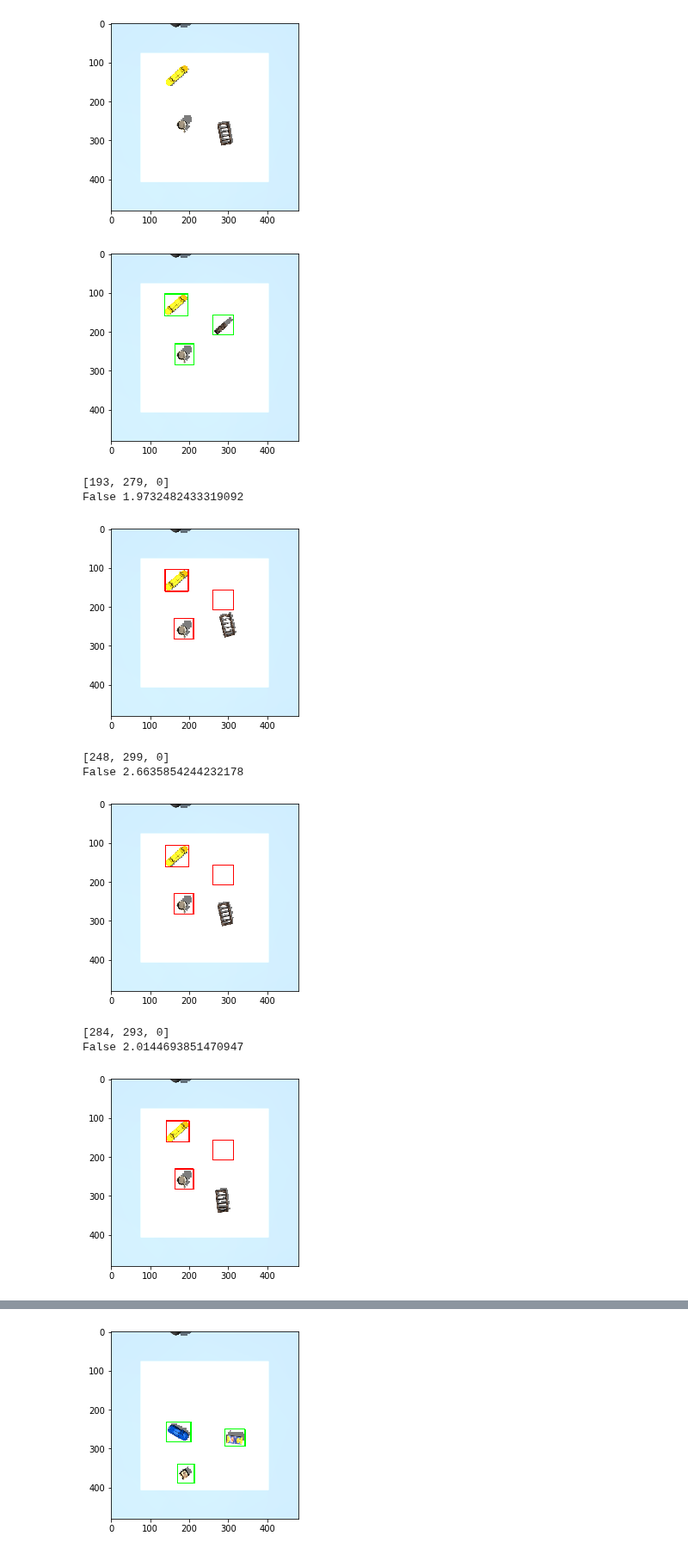
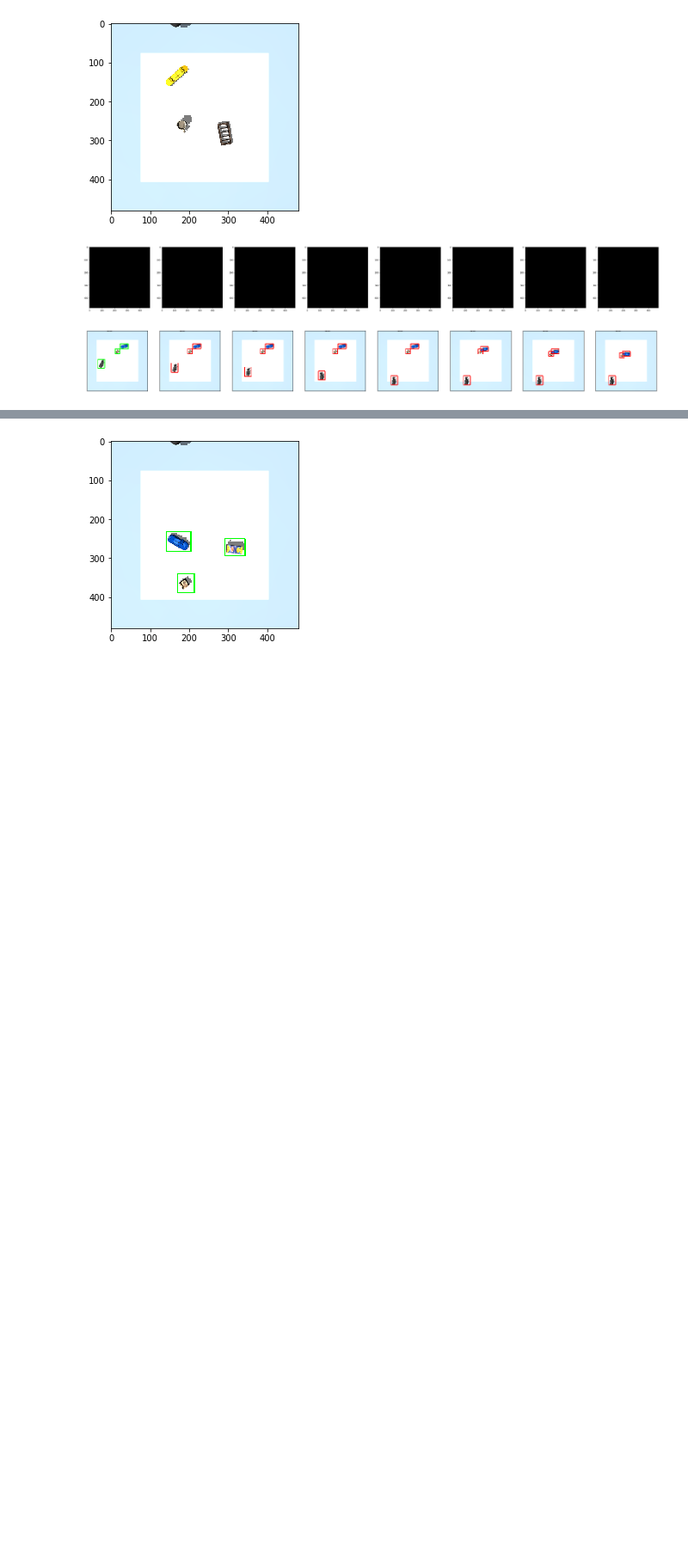
Before and after one commit to hogunkee/ur5_manipulation, a Jupyter notebook: object_wise/dqn/debugging.ipynb, the cells around one changed output, grey strips where cells are left out. Shown at 86% size. Drawn from its saved outputs; the diff is of its cells as text; code cells hidden in the pictures; blank space fills up the shorter version.

```diff
--- a/object_wise/dqn/debugging.ipynb
+++ b/object_wise/dqn/debugging.ipynb
@@ -45,2 +45,2 @@ plt.imshow(state_img[0])
 # %%
-masks, feature = sdf.get_masks(state_img[0], None, 'HWC')
+masks, feature = sdf.get_ucn_masks(state_img[0], None, 'HWC')
@@ -47,3 +52,3 @@ masks, feature = sdf.get_masks(state_img[0], None, 'HWC')
 # %%
 sdf.init_tracker(state_img[0], masks)
-m = sdf.get_sdf_with_tracker(state_img[0], state_img[1], 3, 'HWC')
+m, success = sdf.get_tracker_masks(state_img[0], state_img[1], 3, 'HWC')
@@ -56,6 +60,3 @@ plt.imshow(m[2] * (state_img[1]<0.9702))
-# %%
-rgb = (state_img[0] * 255).astype(np.uint8)
-s, b = sdf.trackers.update(rgb)
 # %%
 frame = state_img[0]
 trackers = cv2.MultiTracker_create()
@@ -105,6 +108,16 @@ for i in range(2):
+# %%
+f, ax = plt.subplots(1, 8, figsize=(25, 5))
+# f.set_figheight = 8
+# f.set_figwidth = 40
+for i in range(len(ax)):
+    ax[i].imshow(np.zeros([480, 480, 3]))
+f.savefig('test.png')
+plt.show()
+# %% [output]
+[figure, added]
 # %%
 random.seed(0)
-np.random.seed(11)
+np.random.seed(13)
 
 key = 'medianflow'
 tracker_types = {
@@ -119,9 +132,10 @@ tracker_types = {
 }
 
 (state_img, goal_img), info = env.reset()
+f, ax = plt.subplots(1, 8, figsize=(25, 5))
 
 # initialize trackers
-masks, feature = sdf.get_masks(state_img[0], None, 'HWC')
+masks, feature = sdf.get_ucn_masks(state_img[0], None, 'HWC')
 frame = (state_img[0] * 255).astype(np.uint8)
 trackers = cv2.MultiTracker_create()
 for m in masks:
@@ -131,51 +145,45 @@ for m in masks:
     dx = mx - sx
     bbox = (sx, sy, dx, dy)
 
     tracker = tracker_types[key]()
     trackers.add(tracker, frame, bbox)
-    cv2.rectangle(frame, (sx, sy), (sx+dx, sy+dy), (0, 255, 0), 2)
-plt.imshow(frame)
-plt.show()
+    cv2.rectangle(frame, (sx, sy), (sx+dx, sy+dy), (0, 255, 0), 3)
+ax[0].set_xticks([])
+ax[0].set_yticks([])
+ax[0].imshow(frame)
 
 actions = [(0, 0) for j in range(4)] \
         + [(1, 1) for k in range(6)] \
         + [(1, 2) for k in range(3)]
-for i in range(13):
+
+for i in range(7):
     st = time.time()
-
     # # random action
     # obj = np.random.randint(len(info['poses']))
     # py, px = env.pos2pixel(*info['poses'][obj])
     # theta = np.random.randint(8)
     # action = [px, py, theta]
     obj = actions[i][0]
     py, px = env.pos2pixel(*info['poses'][obj])
     theta = actions[i][1]
     action = [px, py, theta]
-    print(action)
+    #print(action)
 
     (state_img, _), reward, done, info = env.step(action)
 
     frame = (state_img[0] * 255).astype(np.uint8)
     (success, boxes) = trackers.update(frame)
     et = time.time()
-    print(success, et-st)
+    #print(success, et-st)
     for box in boxes:
         (x, y, w, h) = [int(v) for v in box]
-        cv2.rectangle(frame, (x, y), (x+w, y+h), (255, 0, 0), 2)
+        cv2.rectangle(frame, (x, y), (x+w, y+h), (255, 0, 0), 3)
         # print(x, y, w, h)
 
-    plt.imshow(frame)
-    plt.show()
-    # print()
+    ax[i+1].set_xticks([])
+    ax[i+1].set_yticks([])
+    ax[i+1].imshow(frame)
+f.savefig('tracking_%s.png'%key)
+plt.show()
 # %% [output]
-[figure, old version]
+[figure, new version]
-[193, 279, 0]
-False 1.9732482433319092
-[figure, removed]
-[248, 299, 0]
-False 2.6635854244232178
-[figure, removed]
-[284, 293, 0]
-False 2.0144693851470947
-[figure, removed]
```
Also changed, not shown: parts of 8 cells of this notebook, 9 other files.
